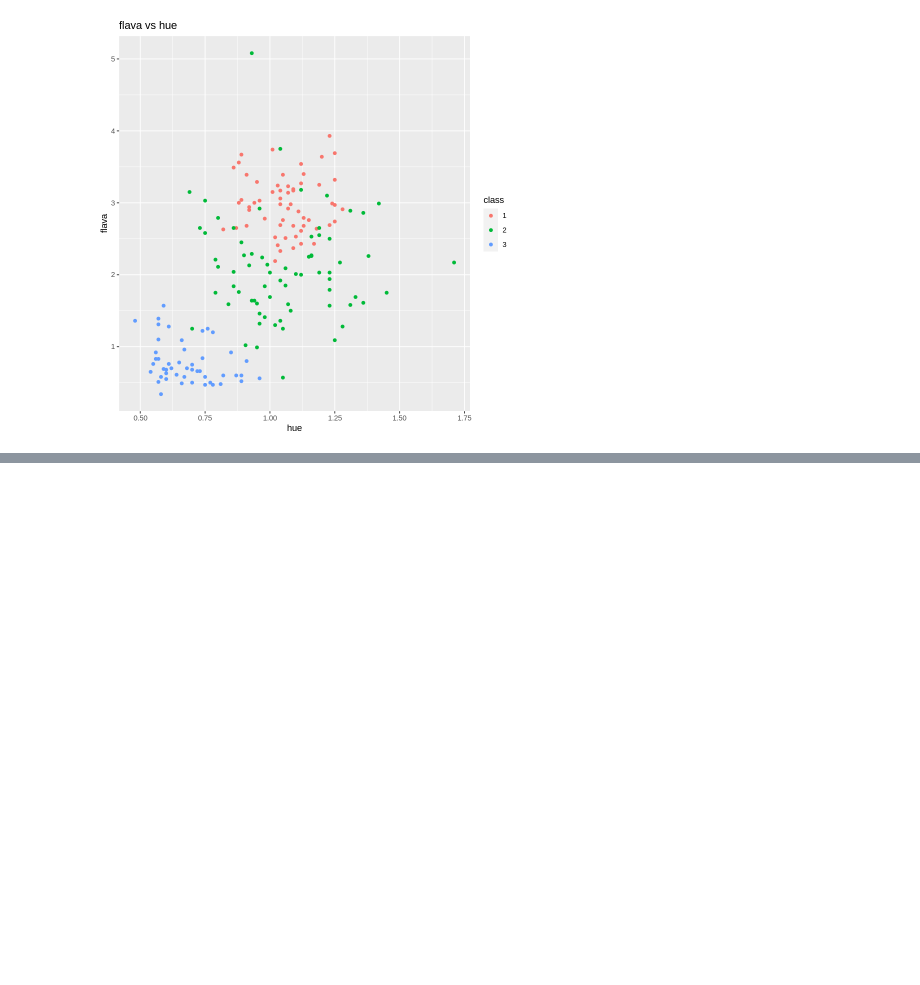
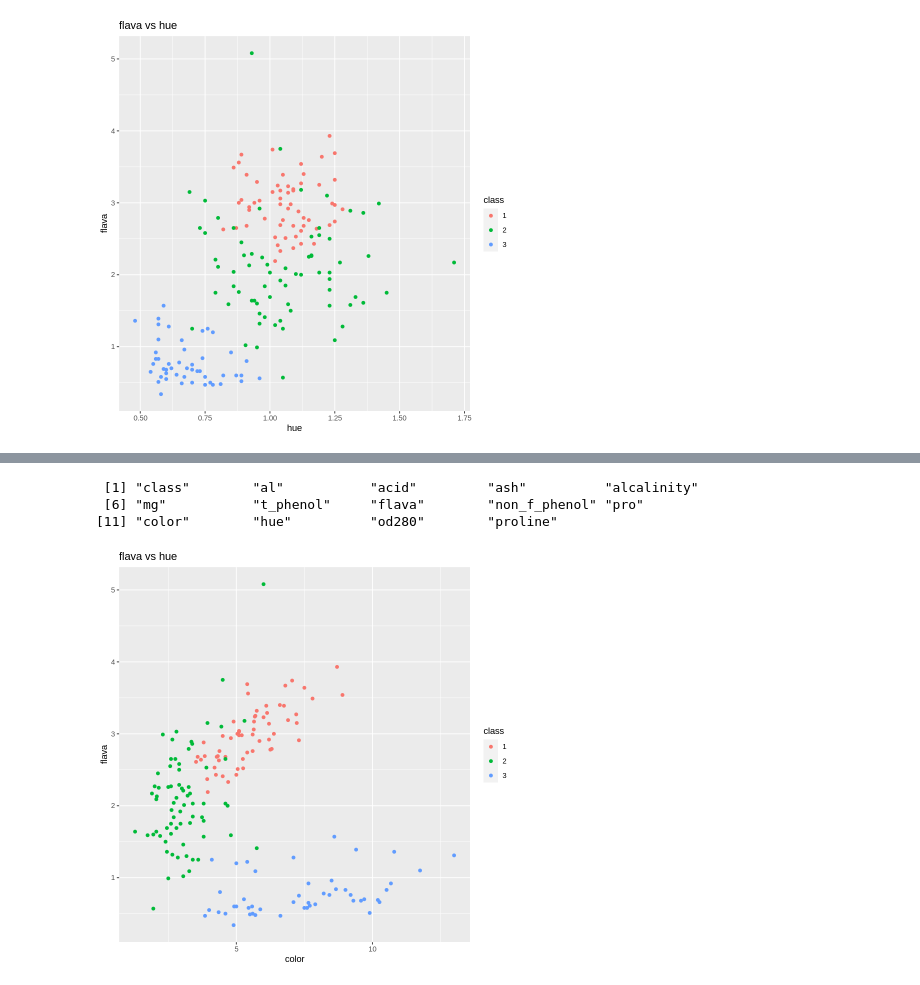
Before and after one commit to Herman-Liao/dsci100groupproject, a Jupyter notebook: wine_categorical.ipynb, the cells around one changed output, grey strips where cells are left out. Cells and saved outputs as stored; diff of their text form; code cells hidden in the pictures; blank space fills up the shorter version.

```diff
--- a/wine_categorical.ipynb
+++ b/wine_categorical.ipynb
@@ -63,0 +104,10 @@ ggplot(wine, aes(x = hue, y = flava, color = class)) +
+# %%
+colnames(wine)
+ggplot(wine, aes(x = color, y = flava, color = class)) +
+    geom_point() +
+    ggtitle("flava vs hue")
+# %% [output]
+ [1] "class"        "al"           "acid"         "ash"          "alcalinity"
+ [6] "mg"           "t_phenol"     "flava"        "non_f_phenol" "pro"
+[11] "color"        "hue"          "od280"        "proline"
+[figure, added]
```
Also changed, not shown: parts of 7 cells of this notebook.
